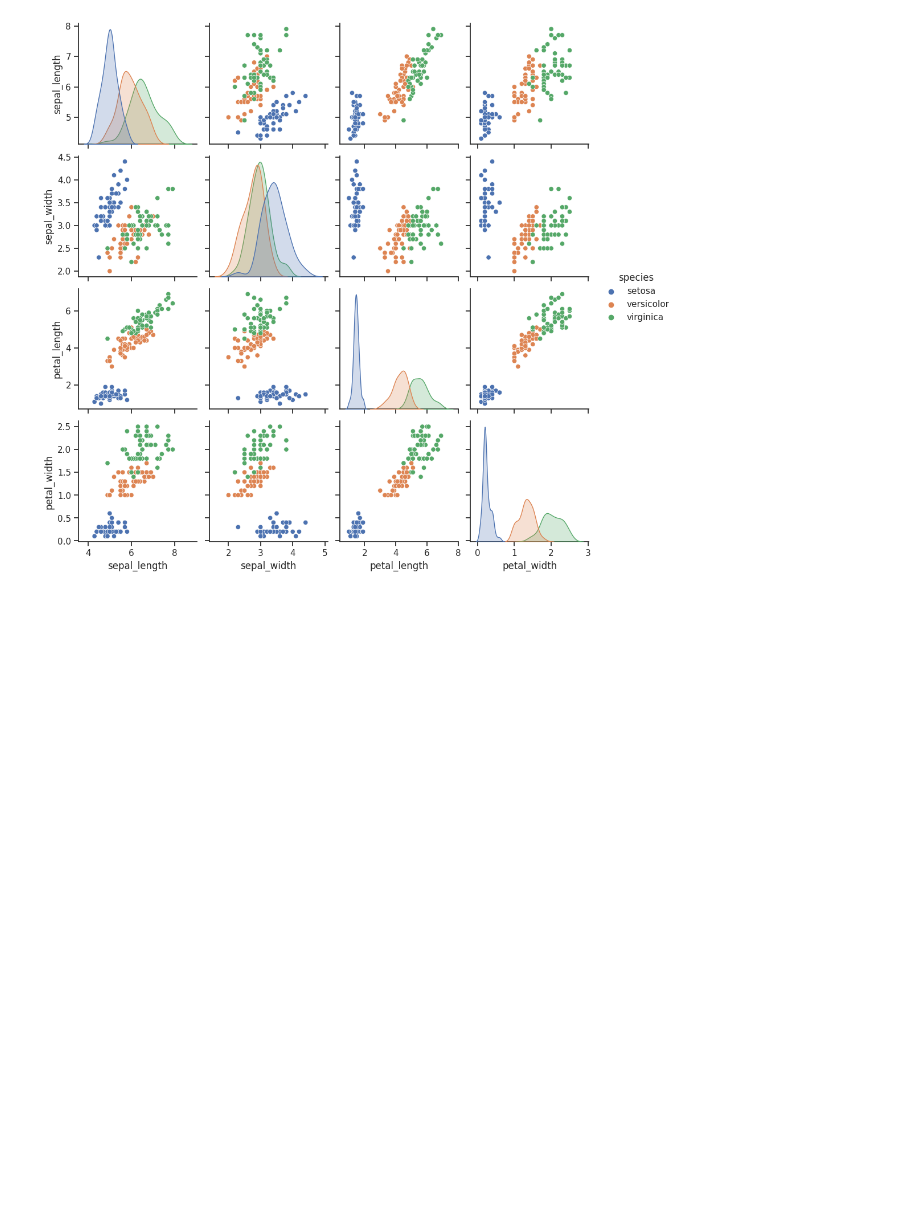
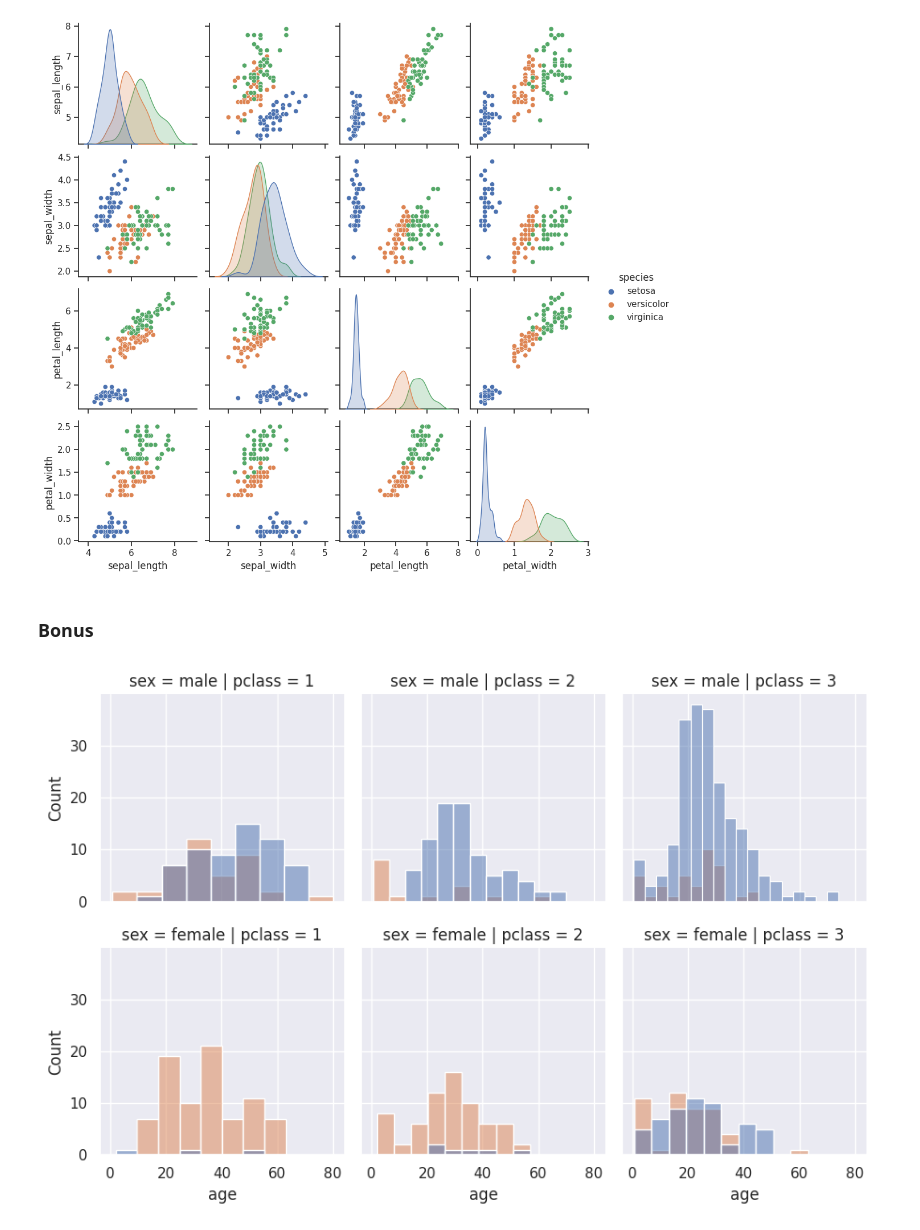
Before and after one commit to caherdenez/08MBID-data-visualization, a Jupyter notebook: actividad_guiada_3_Visualización_de_Datos.ipynb, the cells around one changed output. Drawn from its saved outputs; the diff is of its cells as text; code cells hidden in the pictures; blank space fills up the shorter version.

```diff
--- a/actividad_guiada_3_Visualización_de_Datos.ipynb
+++ b/actividad_guiada_3_Visualización_de_Datos.ipynb
@@ -149,3 +148,14 @@ sns.pairplot(df, hue="species")
 # %% [output]
 <seaborn.axisgrid.PairGrid at 0x...>
 [figure]
+# %% [markdown]
+### Bonus
+# %%
+sns.set(font_scale=1)
+#FacetGrid - Construir una matriz de gráficos
+g = sns.FacetGrid(titanic, row='sex',col='pclass')
+g.map_dataframe(sns.histplot, "age", hue="survived",legend=True,)
+g.add_legend()
+plt.show()
+# %% [output]
+[figure, added]
```
Also changed, not shown: parts of 2 cells of this notebook.
